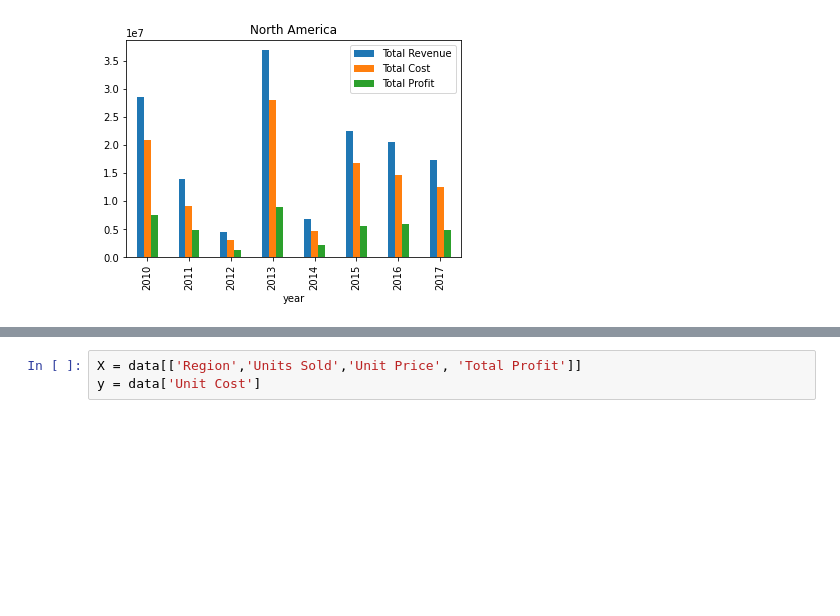
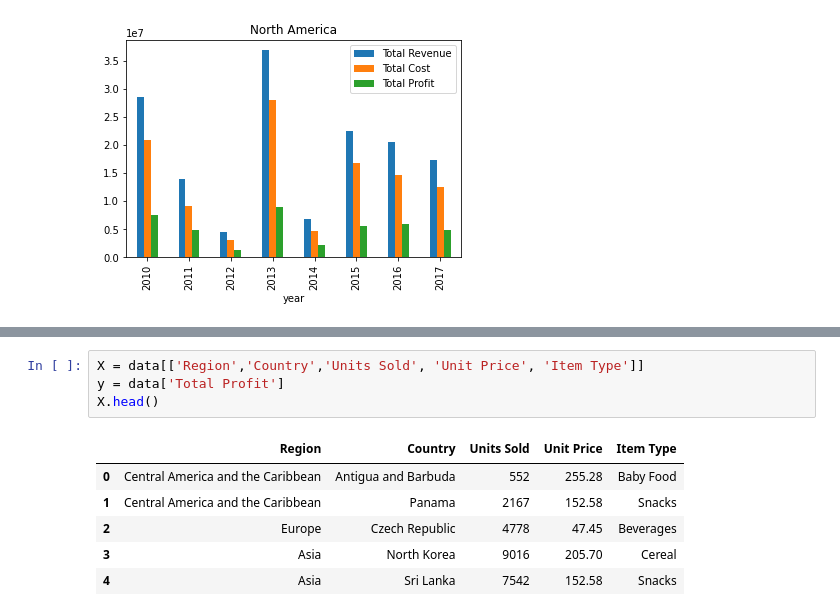
Before and after one commit to JongBeomPark78/DAP, a Jupyter notebook: Data_Analysis_final.ipynb, the cells around one changed output, grey strips where cells are left out. Cells and saved outputs as stored; diff of their text form; blank space fills up the shorter version.

```diff
--- a/Data_Analysis_final.ipynb
+++ b/Data_Analysis_final.ipynb
@@ -185,5 +196,13 @@ NA.groupby(['year'])[['Total Revenue','Total Cost', 'Total Profit']].sum().plot(
 # %%
-X = data[['Region','Units Sold','Unit Price', 'Total Profit']]
-y = data['Unit Cost']
+X = data[['Region','Country','Units Sold', 'Unit Price', 'Item Type']]
+y = data['Total Profit']
+X.head()
+# %% [output]
+|  | Region | Country | Units Sold | Unit Price | Item Type |
+| 0 | Central America and the Caribbean | Antigua and Barbuda | 552 | 255.28 | Baby Food |
+| 1 | Central America and the Caribbean | Panama | 2167 | 152.58 | Snacks |
+| 2 | Europe | Czech Republic | 4778 | 47.45 | Beverages |
+| 3 | Asia | North Korea | 9016 | 205.70 | Cereal |
+| 4 | Asia | Sri Lanka | 7542 | 152.58 | Snacks |
 # %%
 X = pd.get_dummies(X, prefix=['Region'], columns=['Region'])
```
Also changed, not shown: parts of 8 cells of this notebook.
